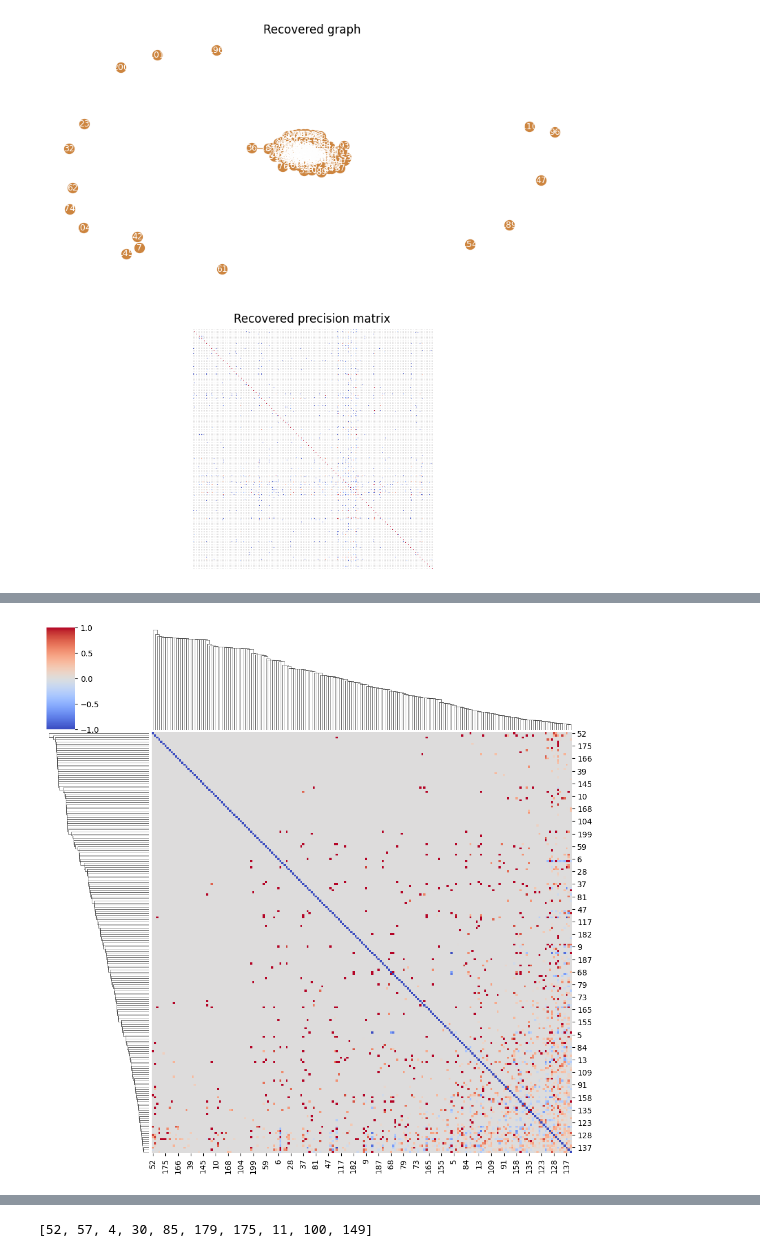
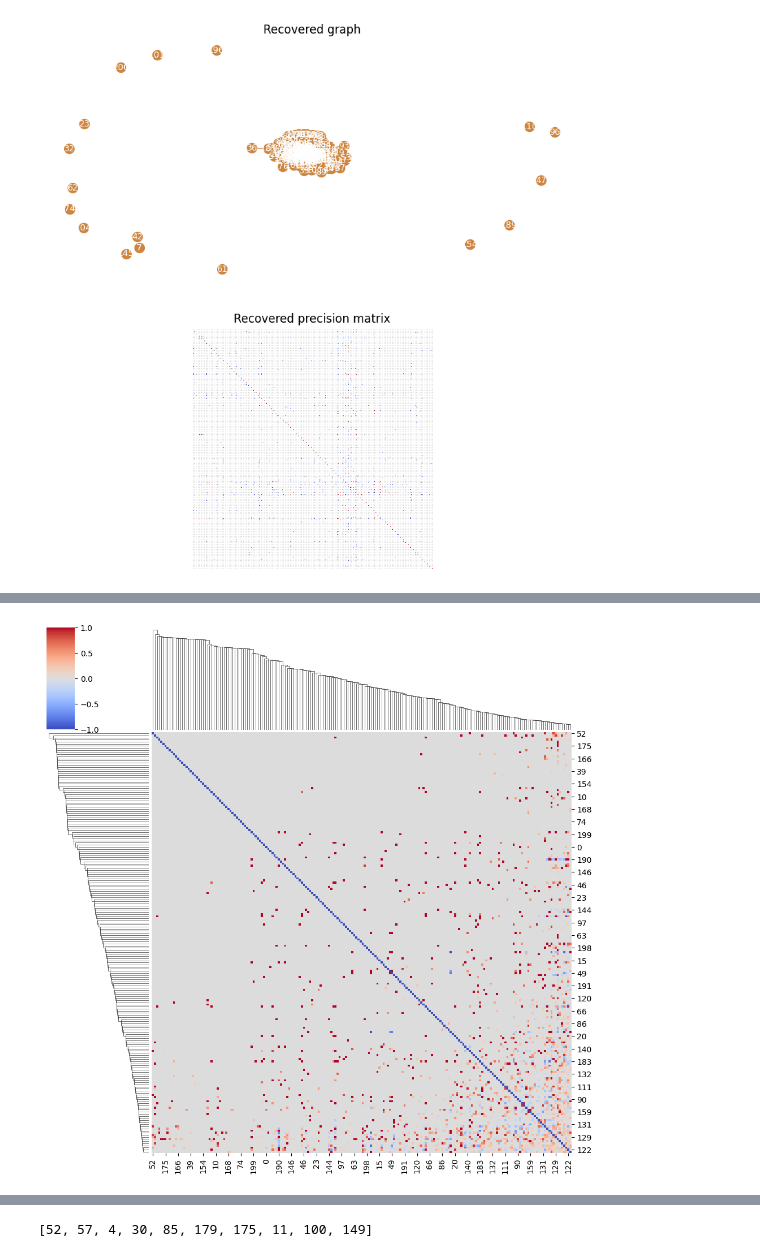
Before and after one commit to leuschjanphilipp/BacDrop-ggi, a Jupyter notebook: notebooks/ec_analysis.ipynb, the cells around one changed output, grey strips where cells are left out. Cells and saved outputs as stored; diff of their text form; code cells hidden in the pictures.

```diff
--- a/notebooks/ec_analysis.ipynb
+++ b/notebooks/ec_analysis.ipynb
@@ -65,0 +74,12 @@ sns.lineplot(data=ec_mudata["high_abundance_genes"].var, x="highly_variable_rank
+# %%
+from Bio import Entrez
+
+def fetch_protein_names(accession_numbers):
+    Entrez.email = "j.leusch@tum.de"
+    handle = Entrez.efetch(db="protein", id=accession_numbers, rettype="fasta")
+    records = handle.readlines()
+    names = []
+    for record in records:
+        if record.startswith(">"):
+            names.append(record.strip().lstrip(">"))
+    return names
@@ -65,0 +105,4 @@ sns.lineplot(data=ec_mudata["high_abundance_genes"].var, x="highly_variable_rank
+# %%
+prot_names = fetch_protein_names(ec_mudata["high_abundance_genes"].var[2:]["protein"])
+# %%
+ec_mudata["high_abundance_genes"].var["prot_name"] = ["None"]*2 + prot_names
@@ -67,6 +148,6 @@ sns.lineplot(data=ec_mudata["high_abundance_genes"].var, x="highly_variable_rank
 ### 200 HVG
 Selecting the 200 (most) Highly Variables Genes for analysis
 # %%
-hag10_hcc15_hvg200 = ec_mudata["high_abundance_genes"][:, ec_mudata["high_abundance_genes"].var["highly_variable_rank"] <= 200].copy()
+hag10_hcc15_hvg200 = ec_mudata["high_abundance_genes"][:, ec_mudata["high_abundance_genes"].var["highly_variable_rank"] < 200].copy()
 hag10_hcc15_hvg200
 # %% [output]
@@ -151,5 +278,5 @@ array([[-1., -0., -0.],
 # %%
-res = sns.clustermap(sol * (-1), cmap="coolwarm", vmin=-1, vmax=1)
+res = sns.clustermap(sol*-1, cmap="coolwarm", vmin=-1, vmax=1)
 # %% [output]
-[figure, old version]
+[figure, new version]
 # %%
```
Also changed, not shown: parts of 63 cells of this notebook, 2 other files.
